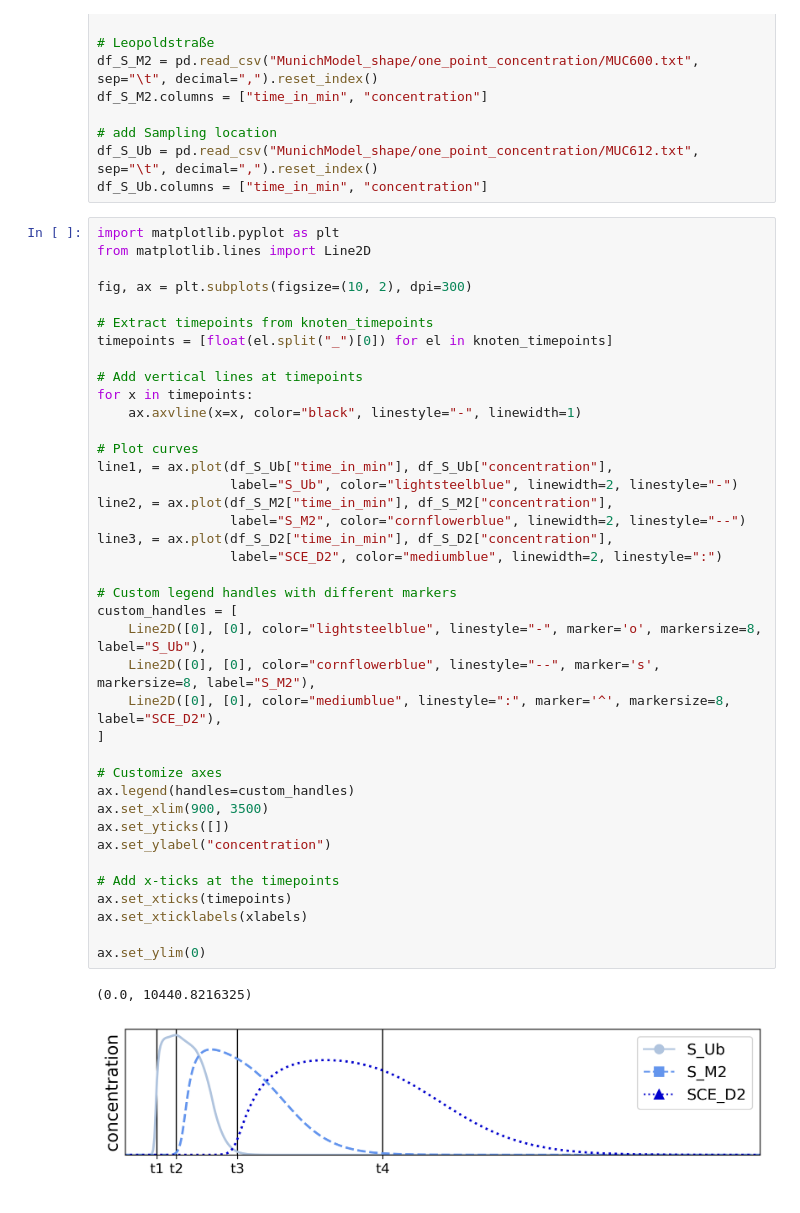
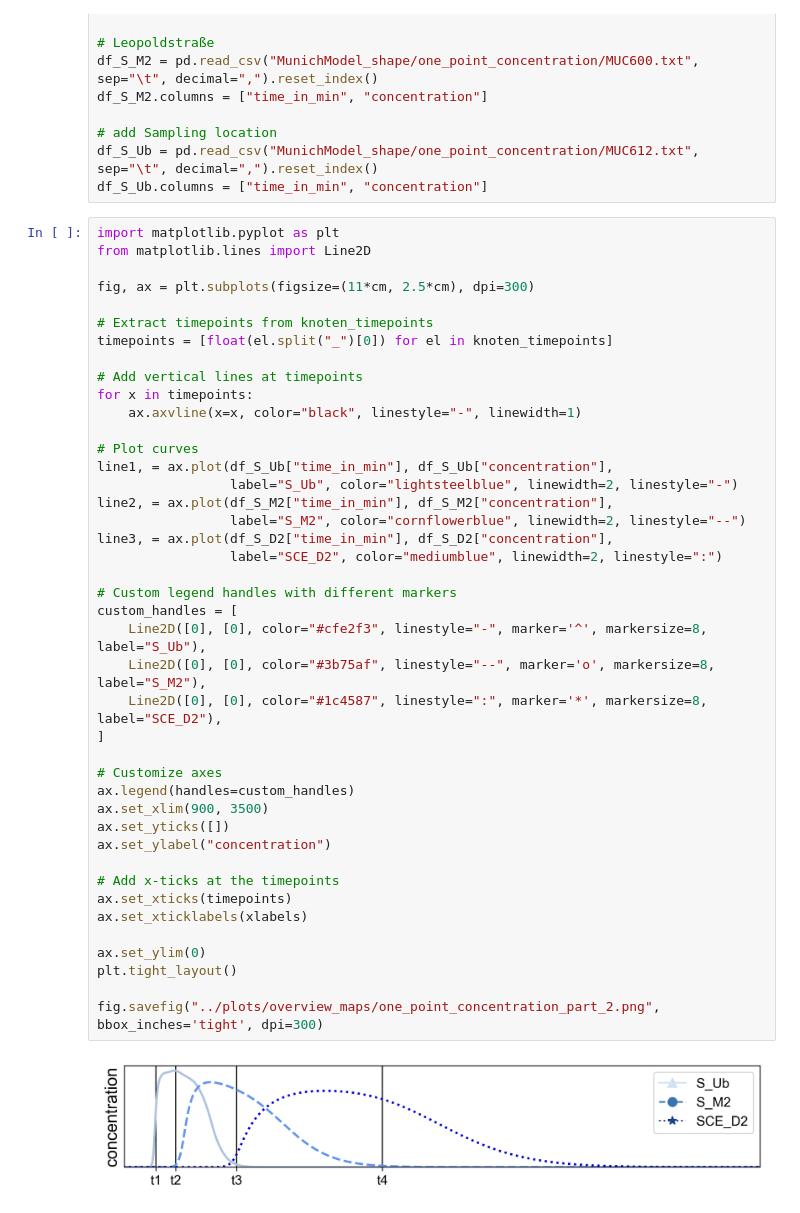
Before and after one commit to schminin/INSIDeMunich, a Jupyter notebook: analysis/scripts/0_one_point_concentration_visualization.ipynb, the cells around one changed output. Cells and saved outputs as stored; diff of their text form.

Commit message:
update plotting scripts

```diff
--- a/analysis/scripts/0_one_point_concentration_visualization.ipynb
+++ b/analysis/scripts/0_one_point_concentration_visualization.ipynb
@@ -179,41 +182,43 @@ df_S_Ub.columns = ["time_in_min", "concentration"]
 import matplotlib.pyplot as plt
 from matplotlib.lines import Line2D
 
-fig, ax = plt.subplots(figsize=(10, 2), dpi=300)
+fig, ax = plt.subplots(figsize=(11*cm, 2.5*cm), dpi=300)
 
 # Extract timepoints from knoten_timepoints
 timepoints = [float(el.split("_")[0]) for el in knoten_timepoints]
 
 # Add vertical lines at timepoints
 for x in timepoints:
     ax.axvline(x=x, color="black", linestyle="-", linewidth=1)
 
 # Plot curves
 line1, = ax.plot(df_S_Ub["time_in_min"], df_S_Ub["concentration"],
                  label="S_Ub", color="lightsteelblue", linewidth=2, linestyle="-")
 line2, = ax.plot(df_S_M2["time_in_min"], df_S_M2["concentration"],
                  label="S_M2", color="cornflowerblue", linewidth=2, linestyle="--")
 line3, = ax.plot(df_S_D2["time_in_min"], df_S_D2["concentration"],
                  label="SCE_D2", color="mediumblue", linewidth=2, linestyle=":")
 
 # Custom legend handles with different markers
 custom_handles = [
-    Line2D([0], [0], color="lightsteelblue", linestyle="-", marker='o', markersize=8, label="S_Ub"),
-    Line2D([0], [0], color="cornflowerblue", linestyle="--", marker='s', markersize=8, label="S_M2"),
-    Line2D([0], [0], color="mediumblue", linestyle=":", marker='^', markersize=8, label="SCE_D2"),
+    Line2D([0], [0], color="#cfe2f3", linestyle="-", marker='^', markersize=8, label="S_Ub"),
+    Line2D([0], [0], color="#3b75af", linestyle="--", marker='o', markersize=8, label="S_M2"),
+    Line2D([0], [0], color="#1c4587", linestyle=":", marker='*', markersize=8, label="SCE_D2"),
 ]
 
 # Customize axes
 ax.legend(handles=custom_handles)
 ax.set_xlim(900, 3500)
 ax.set_yticks([])
 ax.set_ylabel("concentration")
 
 # Add x-ticks at the timepoints
 ax.set_xticks(timepoints)
 ax.set_xticklabels(xlabels)
 
 ax.set_ylim(0)
+plt.tight_layout()
+
+fig.savefig("../plots/overview_maps/one_point_concentration_part_2.png", bbox_inches='tight', dpi=300)
 # %% [output]
-(0.0, 10440.8216325)
-[figure, old version]
+[figure, new version]
```
Also changed, not shown: parts of 4 cells of this notebook, 13 other files.
